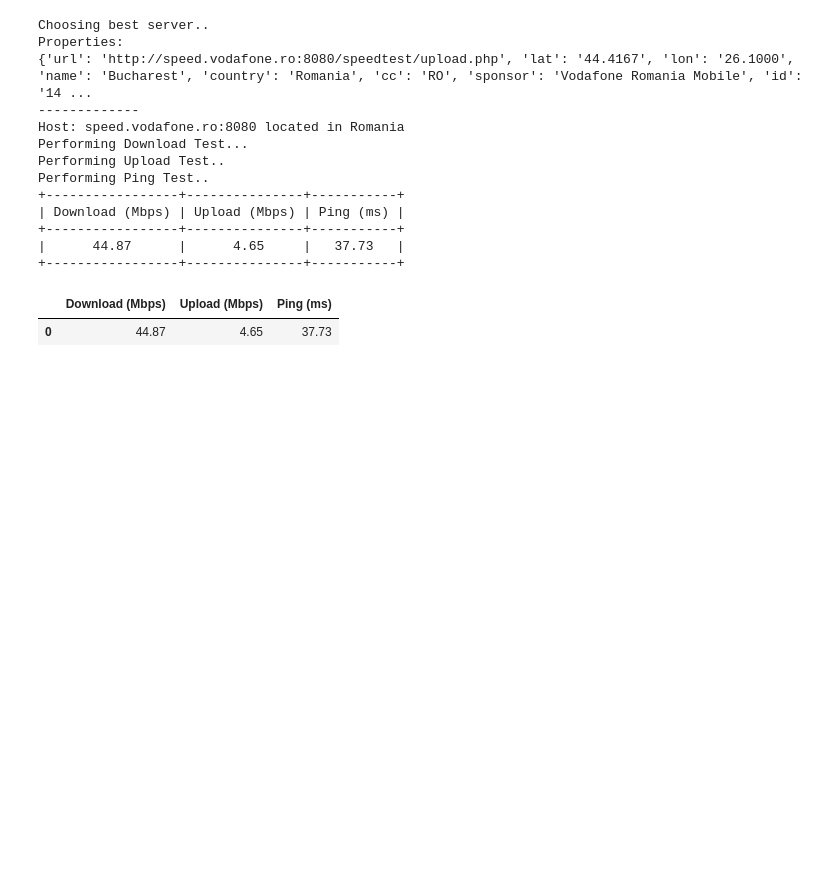
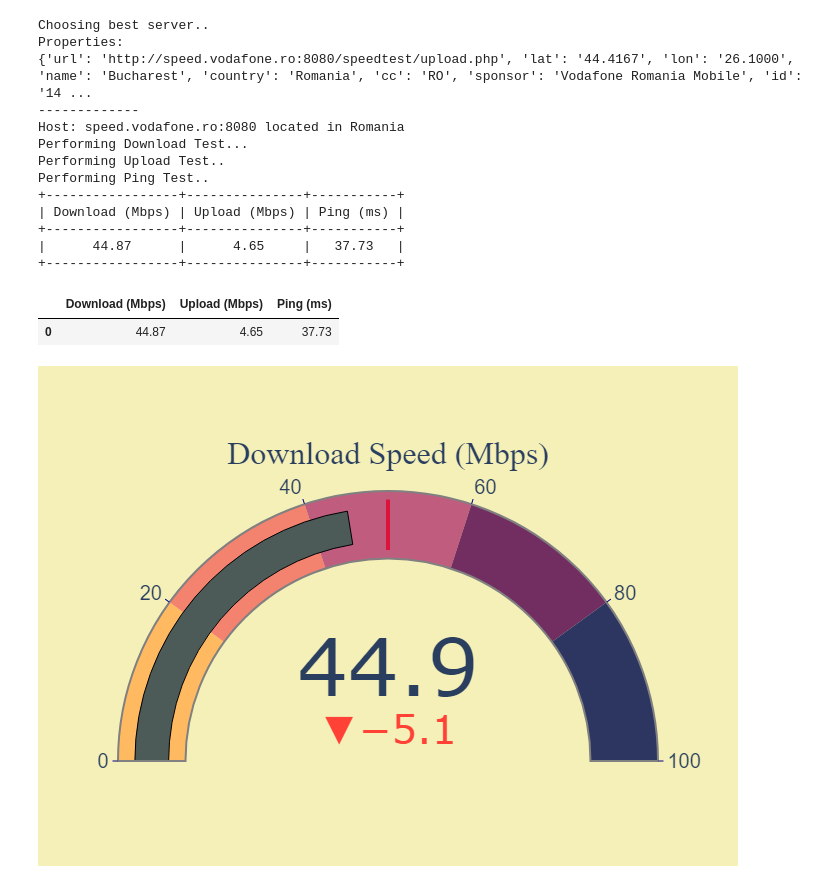
Before and after one commit to KemalAkin/SpeedTesterGauge, a Jupyter notebook: SpeedTester.ipynb, the cells around one changed output. Saved outputs shown, nothing was run; the diff lists cells and outputs as text; code cells hidden in the pictures; blank space fills up the shorter version.

```diff
--- a/SpeedTester.ipynb
+++ b/SpeedTester.ipynb
@@ -132,0 +138,4 @@ fig.show()
+# %%
+Image(filename='result.png')
+# %% [output]
+[figure, added]
```
Also changed, not shown: parts of 2 cells of this notebook, 1 other file.
